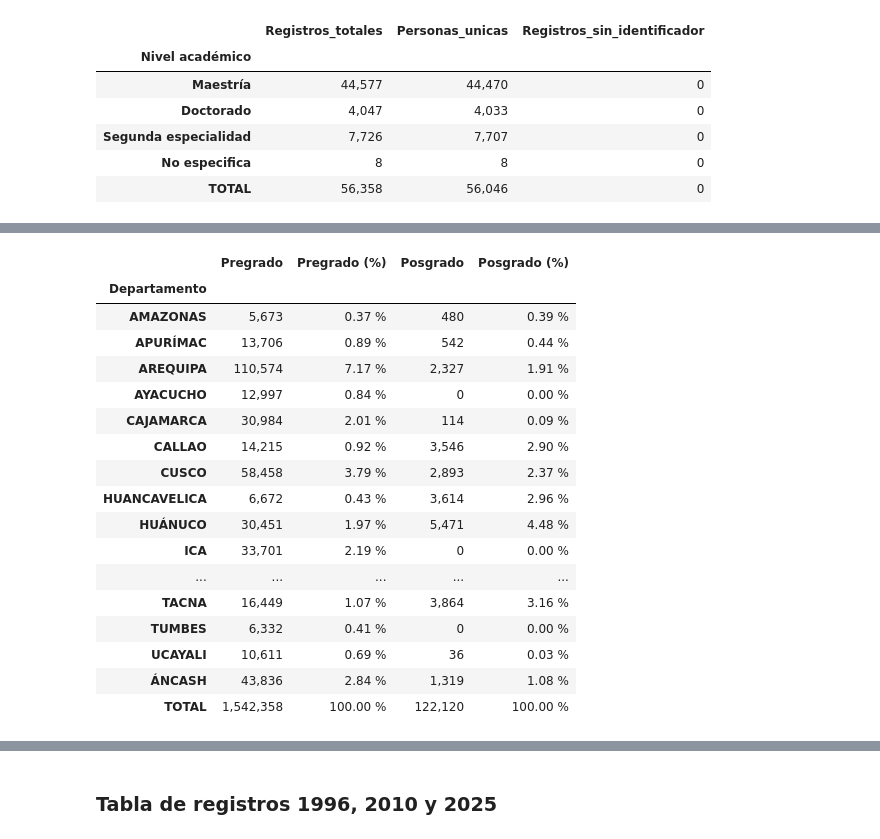
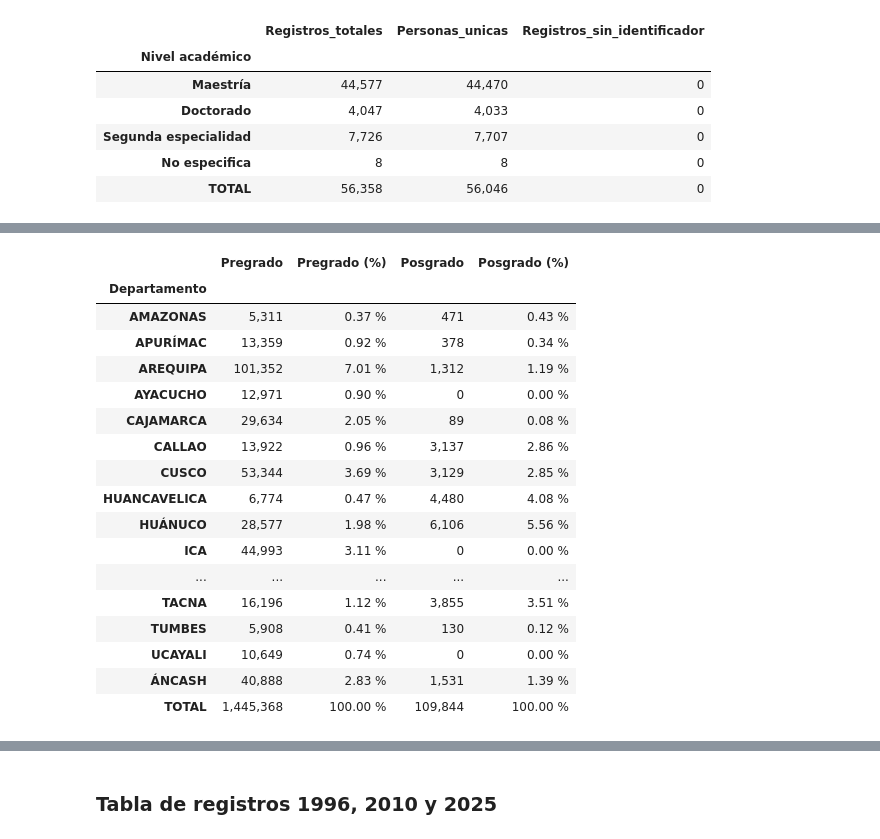
Before and after one commit to DanielPajita/educacion-universitaria-peru, a Jupyter notebook: 3_Códigos/01_exploracion_poblacion_estudiantil.ipynb, the cells around one changed output, grey strips where cells are left out. Cells and saved outputs as stored; diff of their text form; code cells hidden in the pictures.

```diff
--- a/3_Códigos/01_exploracion_poblacion_estudiantil.ipynb
+++ b/3_Códigos/01_exploracion_poblacion_estudiantil.ipynb
@@ -484,21 +559,10 @@ for variable, nivel in [
     ("codcarrprof_maes", "Maestría"),
     ("codcarrprof_doct", "Doctorado"),
 ]:
-    tiene_dato = (
-        datos_nivel_2010[variable]
-        .astype("string")
-        .str.strip()
-        .fillna("")
-        .ne("")
-    )
+    tiene_dato = (datos_nivel_2010[variable].astype("string").str.strip().fillna("").ne(""))
     datos_nivel_2010.loc[tiene_dato, "Nivel_academico"] = nivel
 
-datos_nivel_2010["Identificador"] = (
-    datos_nivel_2010["cap1_idx_persona"]
-    .astype("string")
-    .str.strip()
-    .replace("", pd.NA)
-)
+datos_nivel_2010["Identificador"] = (datos_nivel_2010["cap1_idx_persona"].astype("string").str.strip().replace("", pd.NA))
 
 tabla_nivel_detallado_2010 = (
     datos_nivel_2010
@@ -659,71 +766,61 @@ display(
 # %%
 # Registros por departamento y nivel: TUNI 2025-I
-datos_departamento = tuni_2025_I.assign(
-    Departamento=(
-        tuni_2025_I["DEPARTAMENTO_LOCAL"]
-        .str.strip()
-        .str.upper()
-        .replace("", pd.NA)
-        .fillna("SIN INFORMACIÓN")
-    )
+datos_departamento = tuni_2024_I.assign(
+    Departamento=(tuni_2024_I["DEPARTAMENTO_LOCAL"].str.strip().str.upper().replace("", pd.NA).fillna("SIN INFORMACIÓN"))
 )
 
-tabla_departamentos_2025_I = (
+tabla_departamentos_2024_I = (
     datos_departamento
-    .groupby(["Departamento", "NIVEL"])
-    .size()
-    .unstack(fill_value=0)
-    .reindex(columns=["Pregrado", "Posgrado"], fill_value=0)
-    .sort_index()
+    .groupby(["Departamento", "NIVEL"]).size().unstack(fill_value=0).reindex(columns=["Pregrado", "Posgrado"], fill_value=0).sort_index()
 )
 
-tabla_departamentos_2025_I.columns.name = None
+tabla_departamentos_2024_I.columns.name = None
 
 # Porcentajes dentro de cada nivel
 for nivel in ["Pregrado", "Posgrado"]:
-    total = tabla_departamentos_2025_I[nivel].sum()
+    total = tabla_departamentos_2024_I[nivel].sum()
 
-    tabla_departamentos_2025_I[f"{nivel} (%)"] = (
-        tabla_departamentos_2025_I[nivel] / total * 100
+    tabla_departamentos_2024_I[f"{nivel} (%)"] = (
+        tabla_departamentos_2024_I[nivel] / total * 100
         if total > 0 else 0.0
     )
 
 # Ordenar columnas
-tabla_departamentos_2025_I = tabla_departamentos_2025_I[
+tabla_departamentos_2024_I = tabla_departamentos_2024_I[
     ["Pregrado", "Pregrado (%)", "Posgrado", "Posgrado (%)"]
 ]
 
 # Agregar totales
-tabla_departamentos_2025_I.loc["TOTAL"] = (
-    tabla_departamentos_2025_I.sum()
+tabla_departamentos_2024_I.loc["TOTAL"] = (
+    tabla_departamentos_2024_I.sum()
 )
 
 display(
-    tabla_departamentos_2025_I.style.format({
+    tabla_departamentos_2024_I.style.format({
         "Pregrado": "{:,.0f}",
         "Pregrado (%)": "{:.2f} %",
         "Posgrado": "{:,.0f}",
         "Posgrado (%)": "{:.2f} %",
     })
 )
 # %% [output]
 |  | Pregrado | Pregrado (%) | Posgrado | Posgrado (%) |
 | Departamento |  |  |  |  |
-| AMAZONAS | 5,673 | 0.37 % | 480 | 0.39 % |
-| APURÍMAC | 13,706 | 0.89 % | 542 | 0.44 % |
-| AREQUIPA | 110,574 | 7.17 % | 2,327 | 1.91 % |
-| AYACUCHO | 12,997 | 0.84 % | 0 | 0.00 % |
-| CAJAMARCA | 30,984 | 2.01 % | 114 | 0.09 % |
-| CALLAO | 14,215 | 0.92 % | 3,546 | 2.90 % |
-| CUSCO | 58,458 | 3.79 % | 2,893 | 2.37 % |
-| HUANCAVELICA | 6,672 | 0.43 % | 3,614 | 2.96 % |
-| HUÁNUCO | 30,451 | 1.97 % | 5,471 | 4.48 % |
-| ICA | 33,701 | 2.19 % | 0 | 0.00 % |
+| AMAZONAS | 5,311 | 0.37 % | 471 | 0.43 % |
+| APURÍMAC | 13,359 | 0.92 % | 378 | 0.34 % |
+| AREQUIPA | 101,352 | 7.01 % | 1,312 | 1.19 % |
+| AYACUCHO | 12,971 | 0.90 % | 0 | 0.00 % |
+| CAJAMARCA | 29,634 | 2.05 % | 89 | 0.08 % |
+| CALLAO | 13,922 | 0.96 % | 3,137 | 2.86 % |
+| CUSCO | 53,344 | 3.69 % | 3,129 | 2.85 % |
+| HUANCAVELICA | 6,774 | 0.47 % | 4,480 | 4.08 % |
+| HUÁNUCO | 28,577 | 1.98 % | 6,106 | 5.56 % |
+| ICA | 44,993 | 3.11 % | 0 | 0.00 % |
 | ... | ... | ... | ... | ... |
-| TACNA | 16,449 | 1.07 % | 3,864 | 3.16 % |
-| TUMBES | 6,332 | 0.41 % | 0 | 0.00 % |
-| UCAYALI | 10,611 | 0.69 % | 36 | 0.03 % |
-| ÁNCASH | 43,836 | 2.84 % | 1,319 | 1.08 % |
-| TOTAL | 1,542,358 | 100.00 % | 122,120 | 100.00 % |
+| TACNA | 16,196 | 1.12 % | 3,855 | 3.51 % |
+| TUMBES | 5,908 | 0.41 % | 130 | 0.12 % |
+| UCAYALI | 10,649 | 0.74 % | 0 | 0.00 % |
+| ÁNCASH | 40,888 | 2.83 % | 1,531 | 1.39 % |
+| TOTAL | 1,445,368 | 100.00 % | 109,844 | 100.00 % |
 # %%
 # Registros y personas únicas por nivel académico detallado
```
Also changed, not shown: parts of 14 cells of this notebook, 7 other files.
